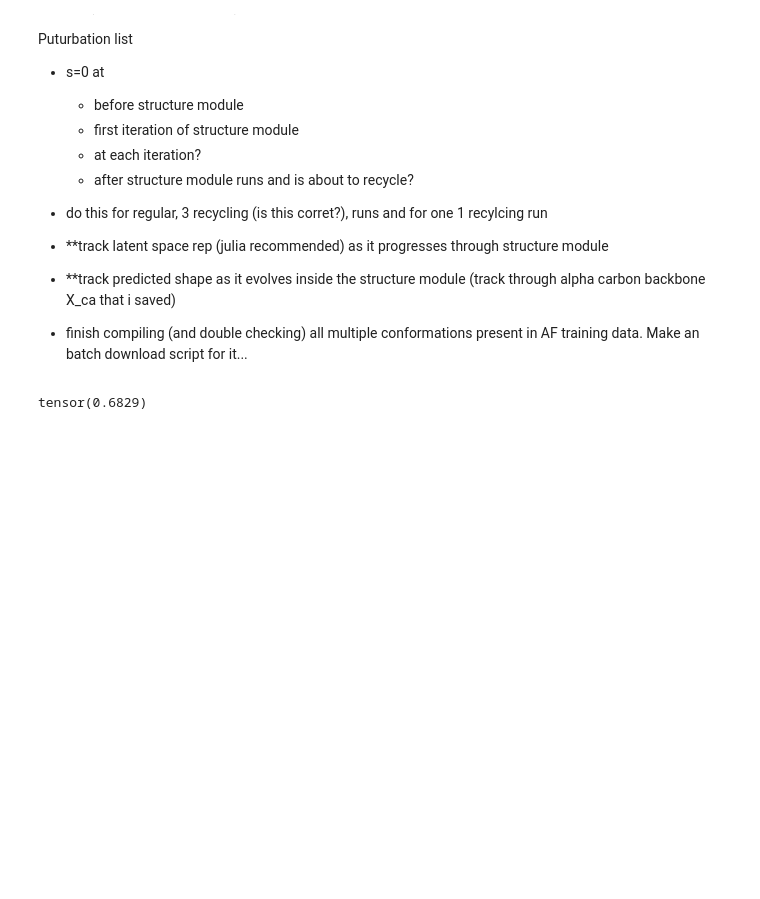
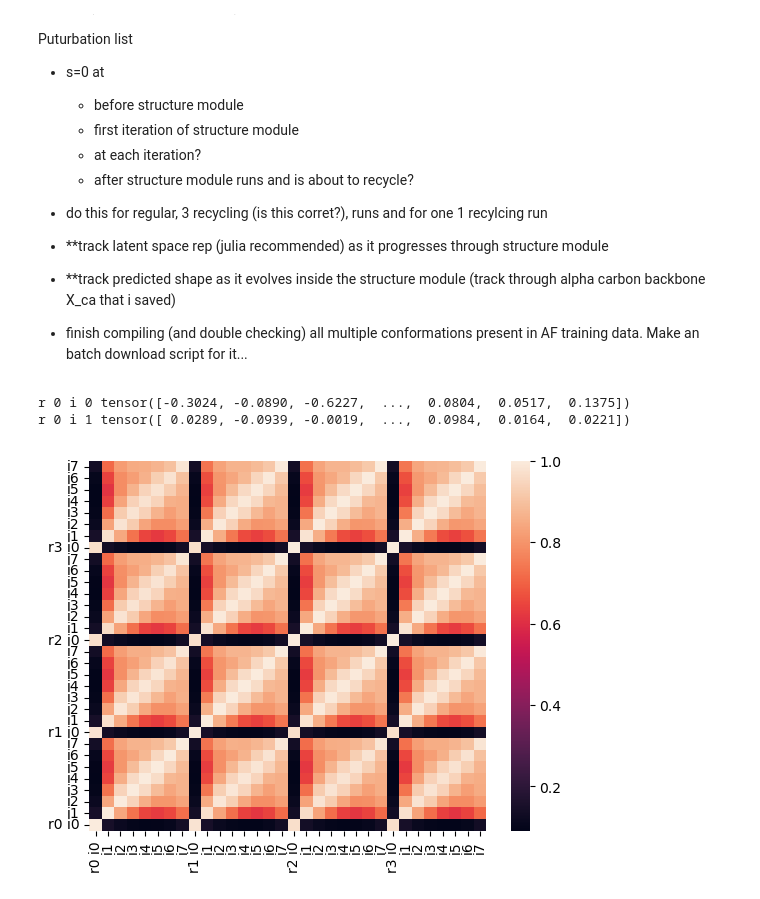
Before and after one commit to MichaelTrumbull/openfold-mt, a Jupyter notebook: personal-nbs/track_latent_space.ipynb, the cells around one changed output. Drawn from its saved outputs; the diff is of its cells as text; code cells hidden in the pictures; blank space fills up the shorter version.

```diff
--- a/personal-nbs/track_latent_space.ipynb
+++ b/personal-nbs/track_latent_space.ipynb
@@ -46,7 +46,7 @@ import seaborn as sns
 import torch.nn as nn
 import matplotlib.pyplot as plt
 # %%
-LATENTSPACE_UNPERTURBED = "../data/taccruns/predictions-latentspace-unperturbed/"
+LATENTSPACE_UNPERTURBED = "../data/taccruns/predictions/"#"../data/taccruns/predictions-latentspace-unperturbed/"
 # %%
 test_data = np.empty([32,32])
 for r1 in range(4):
@@ -64,7 +64,7 @@ def latent_space_cosine_grid(protein, rep):
                 for i2 in range(8):
                     file_1 = LATENTSPACE_UNPERTURBED + protein + '_lspace' + '/' + rep + '_iter_' + str(i1) + '_recy_' + str(r1) + '_.pt'
                     file_2 = LATENTSPACE_UNPERTURBED + protein + '_lspace' + '/' + rep + '_iter_' + str(i2) + '_recy_' + str(r2) + '_.pt'
-                    t1 = torch.flatten(torch.load(file_1))
-                    t2 = torch.flatten(torch.load(file_2))
+                    t1 = torch.flatten(torch.load(file_1, map_location=torch.device('cpu')))
+                    t2 = torch.flatten(torch.load(file_2, map_location=torch.device('cpu')))
                     data[(r1*8)+i1, (r2*8)+i2] = cos(t1,t2)
     return data
@@ -75,8 +71,33 @@ _6tf4_A = latent_space_cosine_grid('6tf4_A', 's')
+# %%
+#lst_iterations = [f"r{r}i{i}" for r in range(4) for i in range(8)]
+lst_iterations = [f"i{i}" for r in range(4) for i in range(8)]
+lst_iterations[0] = "r0 i0"
+lst_iterations[8] = "r1 i0"
+lst_iterations[16] = "r2 i0"
+lst_iterations[24] = "r3 i0"
+# %%
+protein = '7tav_B'
+rep = 's'
+i = 0
+r = 0
+file = LATENTSPACE_UNPERTURBED + protein + '_lspace' + '/' + rep + '_iter_' + str(i) + '_recy_' + str(r) + '_.pt'
+t = torch.flatten(torch.load(file, map_location=torch.device('cpu')))
+print('r',r,'i',i,t)
+rep = 's'
+i = 1
+r = 0
+file = LATENTSPACE_UNPERTURBED + protein + '_lspace' + '/' + rep + '_iter_' + str(i) + '_recy_' + str(r) + '_.pt'
+t = torch.flatten(torch.load(file, map_location=torch.device('cpu')))
+print('r',r,'i',i,t)
+# %% [output]
+r 0 i 0 tensor([-0.3024, -0.0890, -0.6227,  ...,  0.0804,  0.0517,  0.1375])
+r 0 i 1 tensor([ 0.0289, -0.0939, -0.0019,  ...,  0.0984,  0.0164,  0.0221])
 # %%
-ax = sns.heatmap(_6tf4_A, xticklabels = lst_iterations, yticklabels = lst_iterations, annot=False)
-ax.ax.invert_yaxis()
+_7tav_B = latent_space_cosine_grid('7tav_B', 's')
+ax = sns.heatmap(_7tav_B, xticklabels = lst_iterations, yticklabels = lst_iterations, annot=False)
+ax.invert_yaxis()
 # %% [output]
-tensor(0.6829)
+[figure, added]
 # %%
 list_proteins = []
 for file in os.listdir(LATENTSPACE_UNPERTURBED):
```
Also changed, not shown: parts of 2 cells of this notebook.
